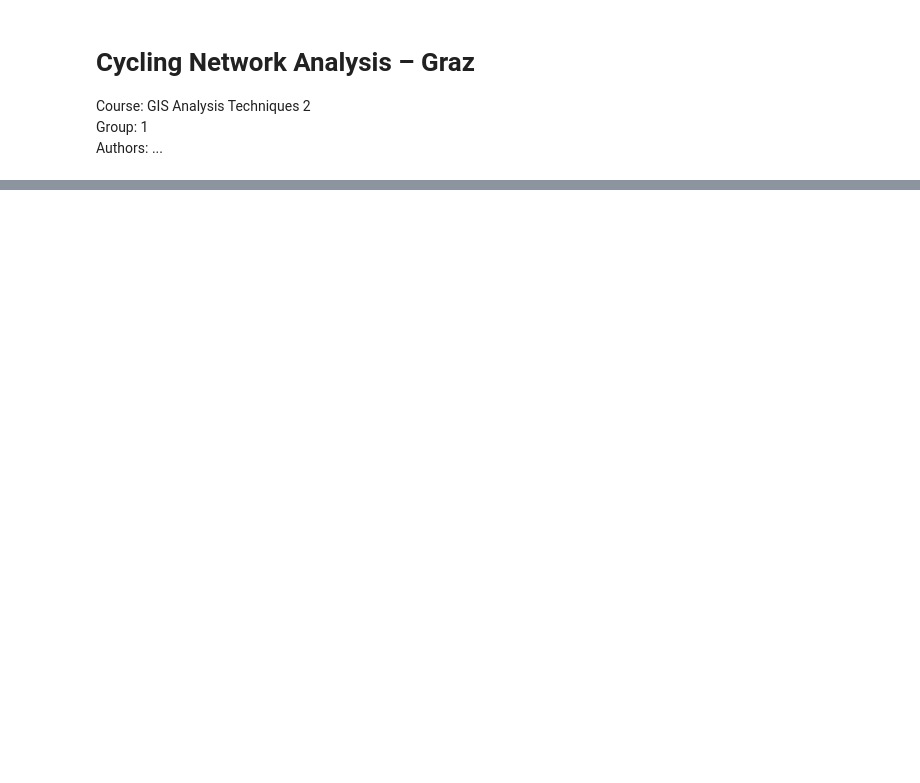
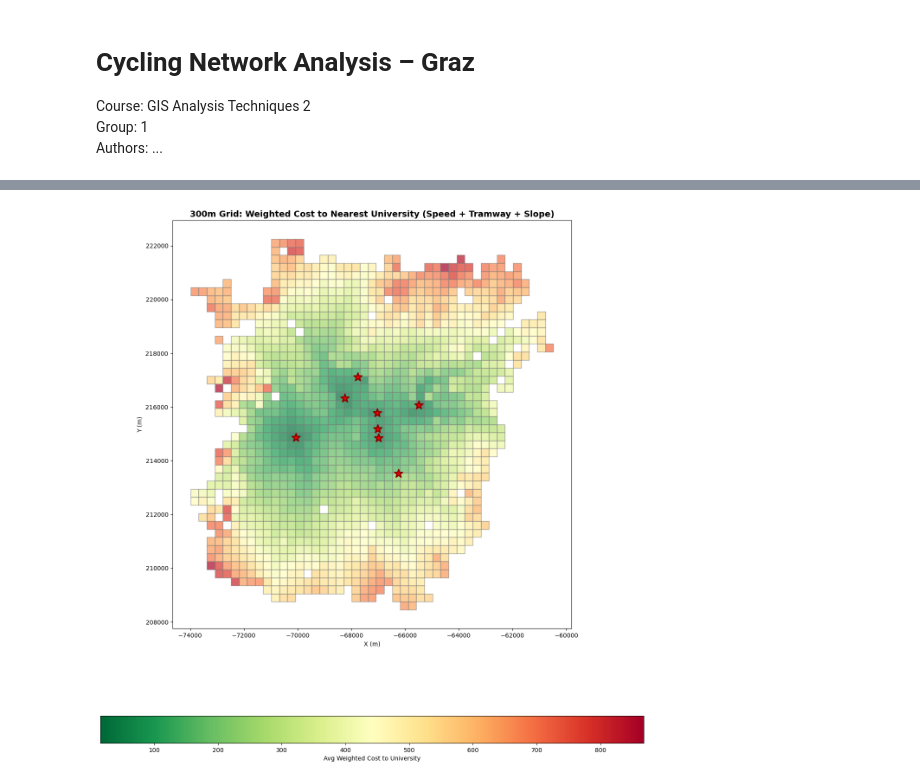
Before and after one commit to cryogen-tara/final-project-group1-cycling-network, a Jupyter notebook: notebooks/final-project-gr1.ipynb, the cells around one changed output, grey strips where cells are left out. Cells and saved outputs as stored; diff of their text form; code cells hidden in the pictures; blank space fills up the shorter version.

Commit message:
analysis

```diff
--- a/notebooks/final-project-gr1.ipynb
+++ b/notebooks/final-project-gr1.ipynb
@@ -247,0 +584,68 @@ graz_unis_snapped = graz_unis.drop_duplicates(subset=["nearest_node"]).copy()
+# %%
+# WEIGHTED GRID ANALYSIS: 300m grid with weighted routing (speed, tramway, slope)
+print("="*60)
+print("WEIGHTED GRID-BASED ROUTING ANALYSIS (300m grid)")
+print("="*60)
+
+# Route all nodes to nearest university using weighted cost
+print("Routing nodes to nearest university (weighted cost)...")
+grid_results_weighted = {}
+
+for cell_id in gdf_grid['cell_id'].unique():
+    nodes_in_cell = node_grid_join[node_grid_join['cell_id'] == cell_id]['node_id'].tolist()
+
+    if len(nodes_in_cell) == 0:
+        continue
+
+    costs = []
+    for origin_node in nodes_in_cell:
+        result = find_nearest_uni_fast(origin_node, all_uni_node_ids, uni_distance_maps, weight_type='weighted_cost')
+        if result:
+            costs.append(result['cost'])
+
+    if costs:
+        grid_results_weighted[cell_id] = {
+            'num_nodes': len(nodes_in_cell),
+            'avg_weighted_cost': np.mean(costs),
+            'min_weighted_cost': np.min(costs),
+            'max_weighted_cost': np.max(costs),
+        }
+
+print(f"Processed {len(grid_results_weighted)} grid cells with nodes (weighted)")
+
+# Add weighted results to GeoDataFrame
+gdf_grid['avg_weighted_cost'] = gdf_grid['cell_id'].map(
+    lambda x: grid_results_weighted.get(x, {}).get('avg_weighted_cost', 0)
+)
+gdf_grid_weighted_with_data = gdf_grid[gdf_grid['avg_weighted_cost'] > 0]
+
+print(f"\n{'='*60}")
+print(f"Grid cells with weighted routing data: {len(gdf_grid_weighted_with_data)}")
+print(f"{'='*60}\n")
+
+# Visualization: Weighted grid with cost gradient
+print("Creating weighted grid visualization...")
+fig, ax = plt.subplots(figsize=(16, 14))
+
+gdf_grid_weighted_with_data.plot(
+    ax=ax,
+    column='avg_weighted_cost',
+    cmap='RdYlGn_r',
+    edgecolor='gray',
+    alpha=0.7,
+    legend=True,
+    legend_kwds={'label': 'Avg Weighted Cost to University', 'orientation': 'horizontal', 'shrink': 0.8}
+)
+
+# Plot universities
+graz_unis_snapped.plot(ax=ax, color='red', markersize=200, marker='*',
+                       edgecolor='darkred', linewidth=2, label='Universities')
+
+ax.set_title('300m Grid: Weighted Cost to Nearest University (Speed + Tramway + Slope)', fontsize=14, fontweight='bold')
+ax.set_xlabel('X (m)')
+ax.set_ylabel('Y (m)')
+plt.tight_layout()
+plt.show()
+
+print("\nWeighted grid analysis complete.\n")
+# %% [output]
@@ -247,0 +665 @@ graz_unis_snapped = graz_unis.drop_duplicates(subset=["nearest_node"]).copy()
+[figure, added]
```
Also changed, not shown: parts of 14 cells of this notebook.
